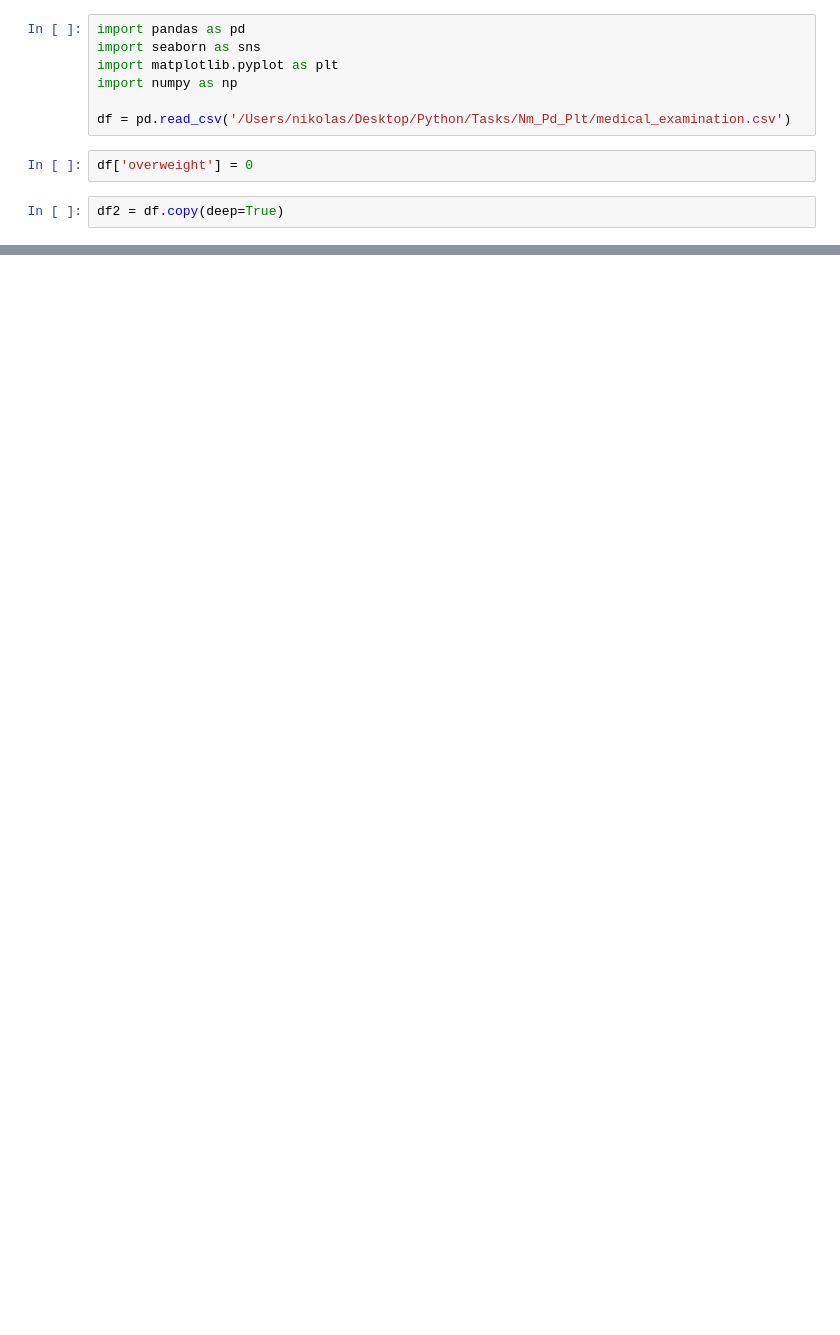
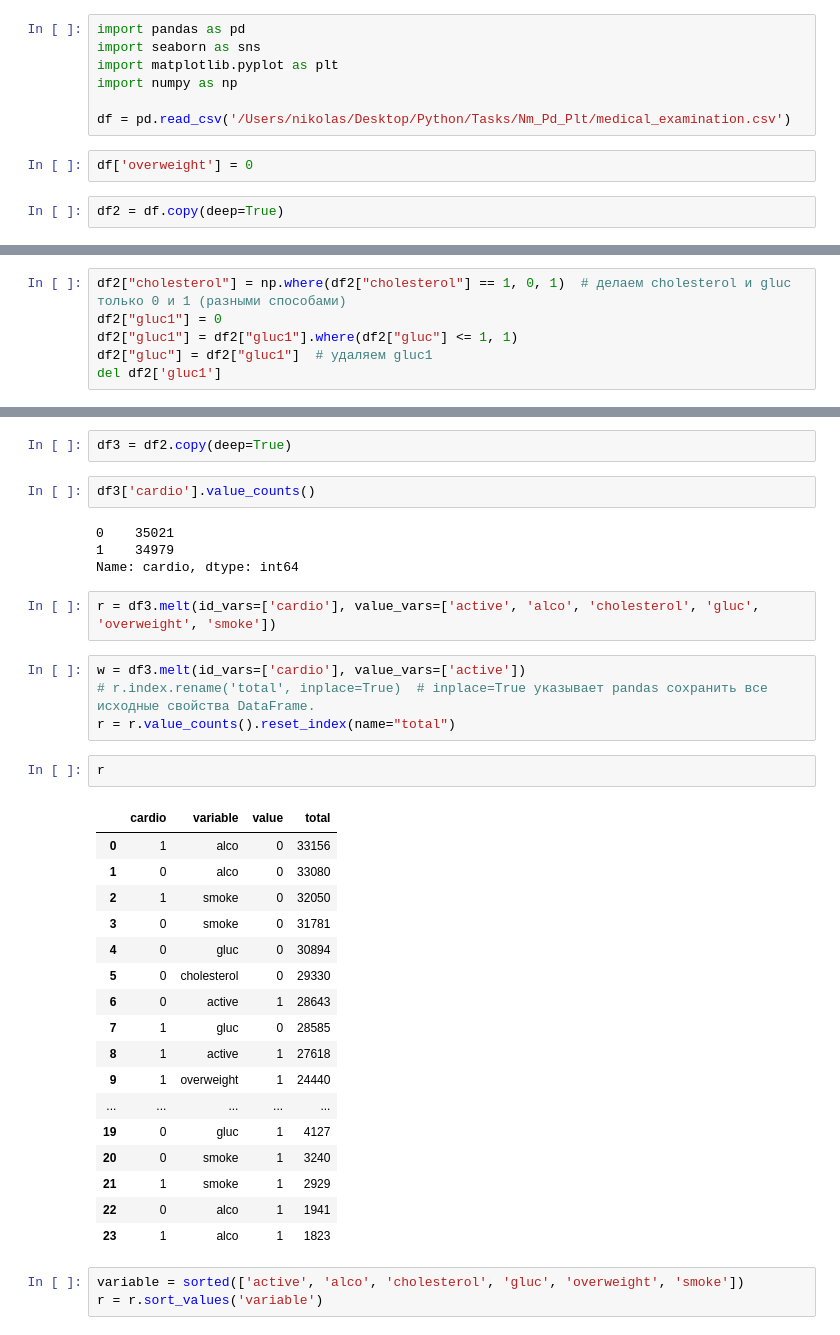
Before and after one commit to ForwardingAgent/Data_Analysis, a Jupyter notebook: Untitled.ipynb, the cells around one changed output, grey strips where cells are left out. Cells and saved outputs as stored; diff of their text form; blank space fills up the shorter version.

```diff
--- a/Untitled.ipynb
+++ b/Untitled.ipynb
@@ -67,0 +45,6 @@ df2[df2['cardio'].isin([0])]
+# %%
+df2["cholesterol"] = np.where(df2["cholesterol"] == 1, 0, 1)  # делаем cholesterol и gluc только 0 и 1 (разными способами)
+df2["gluc1"] = 0
+df2["gluc1"] = df2["gluc1"].where(df2["gluc"] <= 1, 1)
+df2["gluc"] = df2["gluc1"]  # удаляем gluc1
+del df2['gluc1']
@@ -68 +60,38 @@ df2[df2['cardio'].isin([0])]
+# %%
+df3 = df2.copy(deep=True)
+# %%
+df3['cardio'].value_counts()
+# %% [output]
+0    35021
+1    34979
+Name: cardio, dtype: int64
+# %%
+r = df3.melt(id_vars=['cardio'], value_vars=['active', 'alco', 'cholesterol', 'gluc', 'overweight', 'smoke'])
+# %%
+w = df3.melt(id_vars=['cardio'], value_vars=['active'])
+# r.index.rename('total', inplace=True)  # inplace=True указывает pandas сохранить все исходные свойства DataFrame.
+r = r.value_counts().reset_index(name="total")
+# %%
+r
+# %% [output]
+|  | cardio | variable | value | total |
+| 0 | 1 | alco | 0 | 33156 |
+| 1 | 0 | alco | 0 | 33080 |
+| 2 | 1 | smoke | 0 | 32050 |
+| 3 | 0 | smoke | 0 | 31781 |
+| 4 | 0 | gluc | 0 | 30894 |
+| 5 | 0 | cholesterol | 0 | 29330 |
+| 6 | 0 | active | 1 | 28643 |
+| 7 | 1 | gluc | 0 | 28585 |
+| 8 | 1 | active | 1 | 27618 |
+| 9 | 1 | overweight | 1 | 24440 |
+| ... | ... | ... | ... | ... |
+| 19 | 0 | gluc | 1 | 4127 |
+| 20 | 0 | smoke | 1 | 3240 |
+| 21 | 1 | smoke | 1 | 2929 |
+| 22 | 0 | alco | 1 | 1941 |
+| 23 | 1 | alco | 1 | 1823 |
+# %%
+variable = sorted(['active', 'alco', 'cholesterol', 'gluc', 'overweight', 'smoke'])
+r = r.sort_values('variable')
 # %%
```
Also changed, not shown: parts of 9 cells of this notebook, 1 other file.
